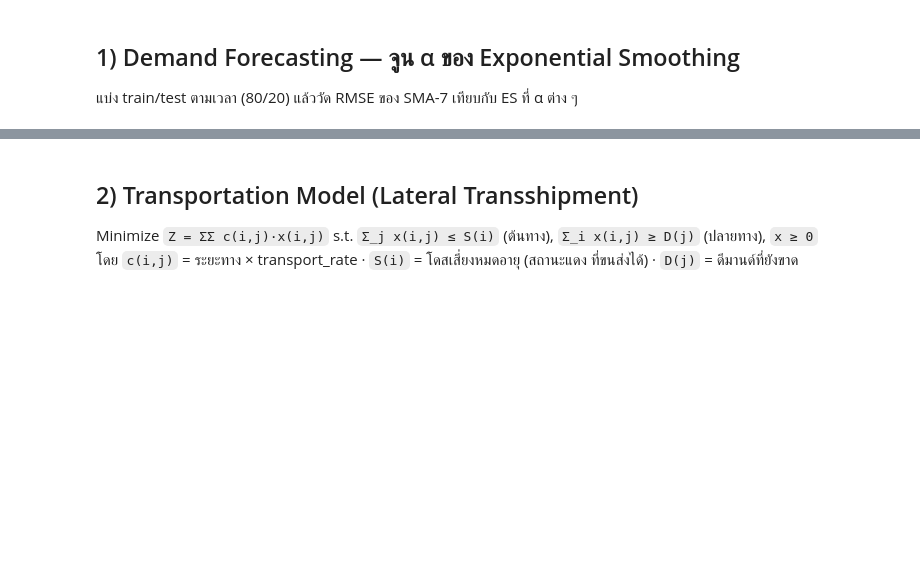
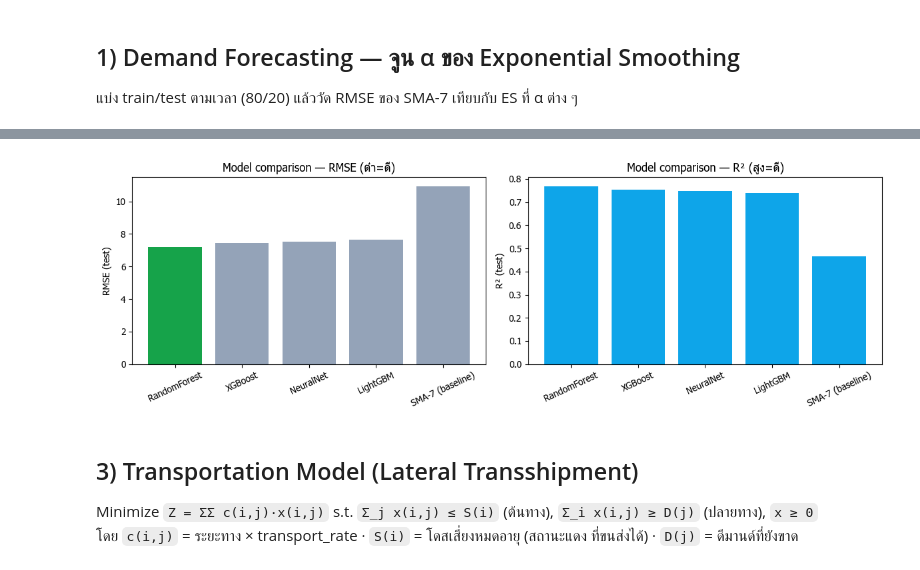
Before and after one commit to jetanin/VaxFlow, a Jupyter notebook: notebook/04_model_training.ipynb, the cells around one changed output, grey strips where cells are left out. Saved outputs shown, nothing was run; the diff lists cells and outputs as text; code cells hidden in the pictures; blank space fills up the shorter version.

```diff
--- a/notebook/04_model_training.ipynb
+++ b/notebook/04_model_training.ipynb
@@ -53,0 +185,31 @@ print('mean SMA RMSE:', round(fc['sma7_rmse'].mean(), 2),
+# %%
+# refit ด้วย train+valid แล้ววัดบน test (เทียบ baseline SMA-7)
+def build(name, p):
+    if name == 'NeuralNet':
+        h = tuple(int(x) for x in p['hidden'].split(','))
+        return make_pipeline(StandardScaler(), MLPRegressor(
+            hidden_layer_sizes=h, alpha=p['alpha'], learning_rate_init=p['lr'],
+            max_iter=300, early_stopping=True, random_state=42))
+    cls = {'RandomForest': RandomForestRegressor, 'XGBoost': XGBRegressor,
+           'LightGBM': LGBMRegressor}[name]
+    kw = dict(p, n_jobs=-1, random_state=42)
+    if name == 'XGBoost': kw['verbosity'] = 0
+    if name == 'LightGBM': kw['verbose'] = -1
+    return cls(**kw)
+
+Xall = pd.concat([Xtr, Xva]); yall = np.concatenate([ytr, yva])
+rows = [{'model': 'SMA-7 (baseline)',
+         'MAE': round(mean_absolute_error(yte, sma_te), 2),
+         'RMSE': round(rmse(yte, sma_te), 2),
+         'R2': round(r2_score(yte, sma_te), 3)}]
+for name in MODELS:
+    m = build(name, best[name]); m.fit(Xall, yall); pred = m.predict(Xte)
+    rows.append({'model': name,
+                 'MAE': round(mean_absolute_error(yte, pred), 2),
+                 'RMSE': round(rmse(yte, pred), 2),
+                 'R2': round(r2_score(yte, pred), 3)})
+cmp = pd.DataFrame(rows).sort_values('RMSE').reset_index(drop=True)
+cmp.to_csv(OUT / 'model_comparison.csv', index=False, encoding='utf-8-sig')
+winner = cmp.iloc[0]['model']
+print('>>> best model (lowest RMSE):', winner)
+cmp
@@ -54,5 +224,18 @@ print('mean SMA RMSE:', round(fc['sma7_rmse'].mean(), 2),
+# %%
+import matplotlib.pyplot as plt
+fig, ax = plt.subplots(1, 2, figsize=(12, 4))
+ax[0].bar(cmp['model'], cmp['RMSE'],
+          color=['#16a34a' if m == winner else '#94a3b8' for m in cmp['model']])
+ax[0].set_ylabel('RMSE (test)'); ax[0].set_title('Model comparison — RMSE (ต่ำ=ดี)')
+ax[0].tick_params(axis='x', rotation=25)
+ax[1].bar(cmp['model'], cmp['R2'], color='#0ea5e9')
+ax[1].set_ylabel('R² (test)'); ax[1].set_title('Model comparison — R² (สูง=ดี)')
+ax[1].tick_params(axis='x', rotation=25)
+plt.tight_layout(); plt.show()
+# %% [output]
+[figure, added]
 # %% [markdown]
-## 2) Transportation Model (Lateral Transshipment)
+## 3) Transportation Model (Lateral Transshipment)
 
 Minimize `Z = ΣΣ c(i,j)·x(i,j)`  s.t. `Σ_j x(i,j) ≤ S(i)` (ต้นทาง),
 `Σ_i x(i,j) ≥ D(j)` (ปลายทาง), `x ≥ 0`
```
Also changed, not shown: parts of 11 cells of this notebook, 23 other files.
